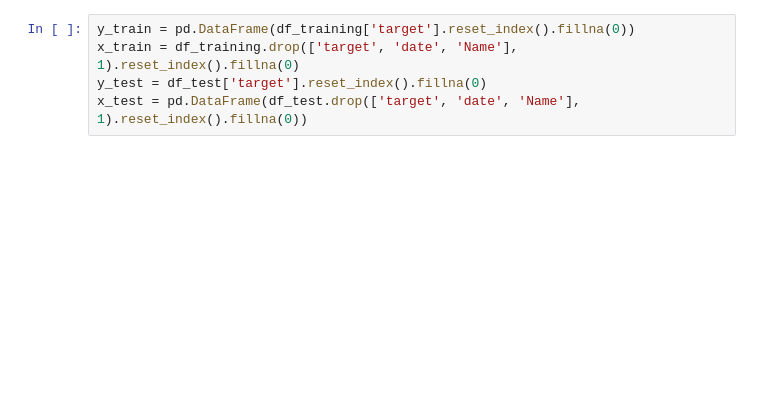
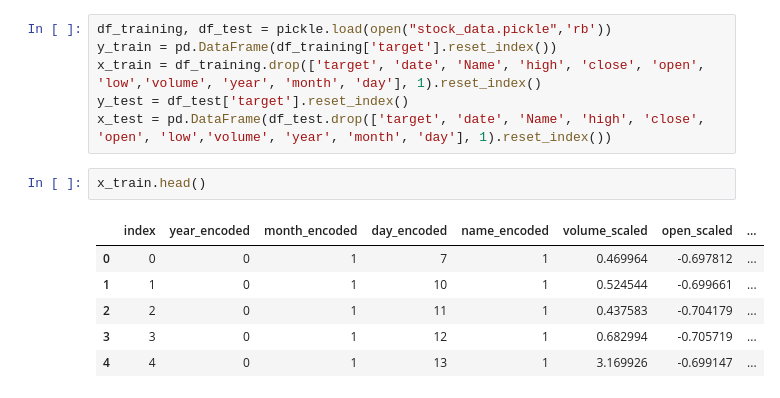
Before and after one commit to rajacheers/deep_learning, a Jupyter notebook: columnar/kaggle/stock/trading.ipynb, the cells around one changed output. Drawn from its saved outputs; the diff is of its cells as text; blank space fills up the shorter version.

```diff
--- a/columnar/kaggle/stock/trading.ipynb
+++ b/columnar/kaggle/stock/trading.ipynb
@@ -31,7 +61,17 @@ len(df_training), len(df_test)
 # %% [output]
 (520897, 98143)
 # %%
-y_train = pd.DataFrame(df_training['target'].reset_index().fillna(0))
-x_train = df_training.drop(['target', 'date', 'Name'], 1).reset_index().fillna(0)
-y_test = df_test['target'].reset_index().fillna(0)
-x_test = pd.DataFrame(df_test.drop(['target', 'date', 'Name'], 1).reset_index().fillna(0))
+df_training, df_test = pickle.load(open("stock_data.pickle",'rb'))
+y_train = pd.DataFrame(df_training['target'].reset_index())
+x_train = df_training.drop(['target', 'date', 'Name', 'high', 'close', 'open', 'low','volume', 'year', 'month', 'day'], 1).reset_index()
+y_test = df_test['target'].reset_index()
+x_test = pd.DataFrame(df_test.drop(['target', 'date', 'Name', 'high', 'close', 'open', 'low','volume', 'year', 'month', 'day'], 1).reset_index())
+# %%
+x_train.head()
+# %% [output]
+|  | index | year_encoded | month_encoded | day_encoded | name_encoded | volume_scaled | open_scaled | ... |
+| 0 | 0 | 0 | 1 | 7 | 1 | 0.469964 | -0.697812 | ... |
+| 1 | 1 | 0 | 1 | 10 | 1 | 0.524544 | -0.699661 | ... |
+| 2 | 2 | 0 | 1 | 11 | 1 | 0.437583 | -0.704179 | ... |
+| 3 | 3 | 0 | 1 | 12 | 1 | 0.682994 | -0.705719 | ... |
+| 4 | 4 | 0 | 1 | 13 | 1 | 3.169926 | -0.699147 | ... |
```
Also changed, not shown: parts of 18 cells of this notebook, 1 other file.
